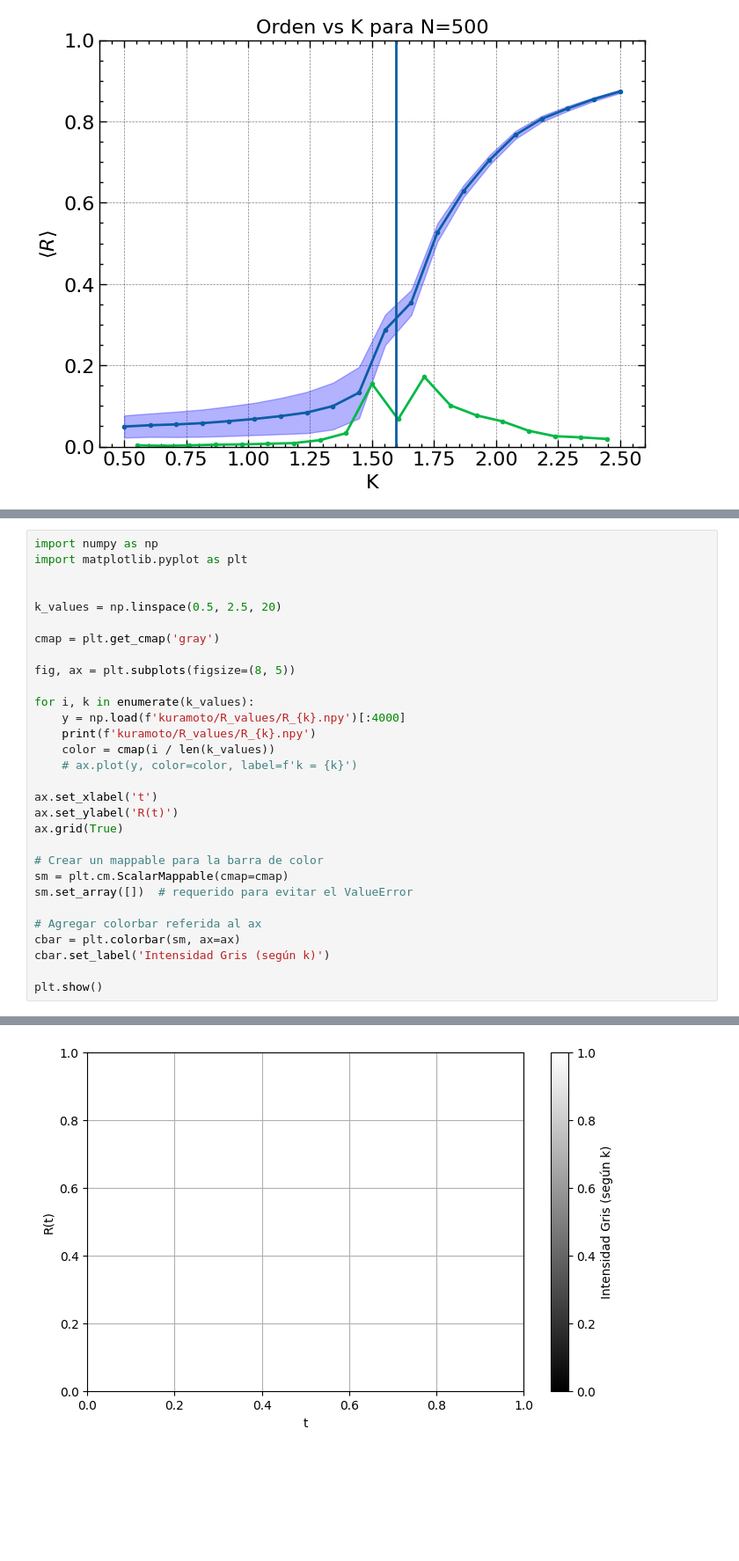
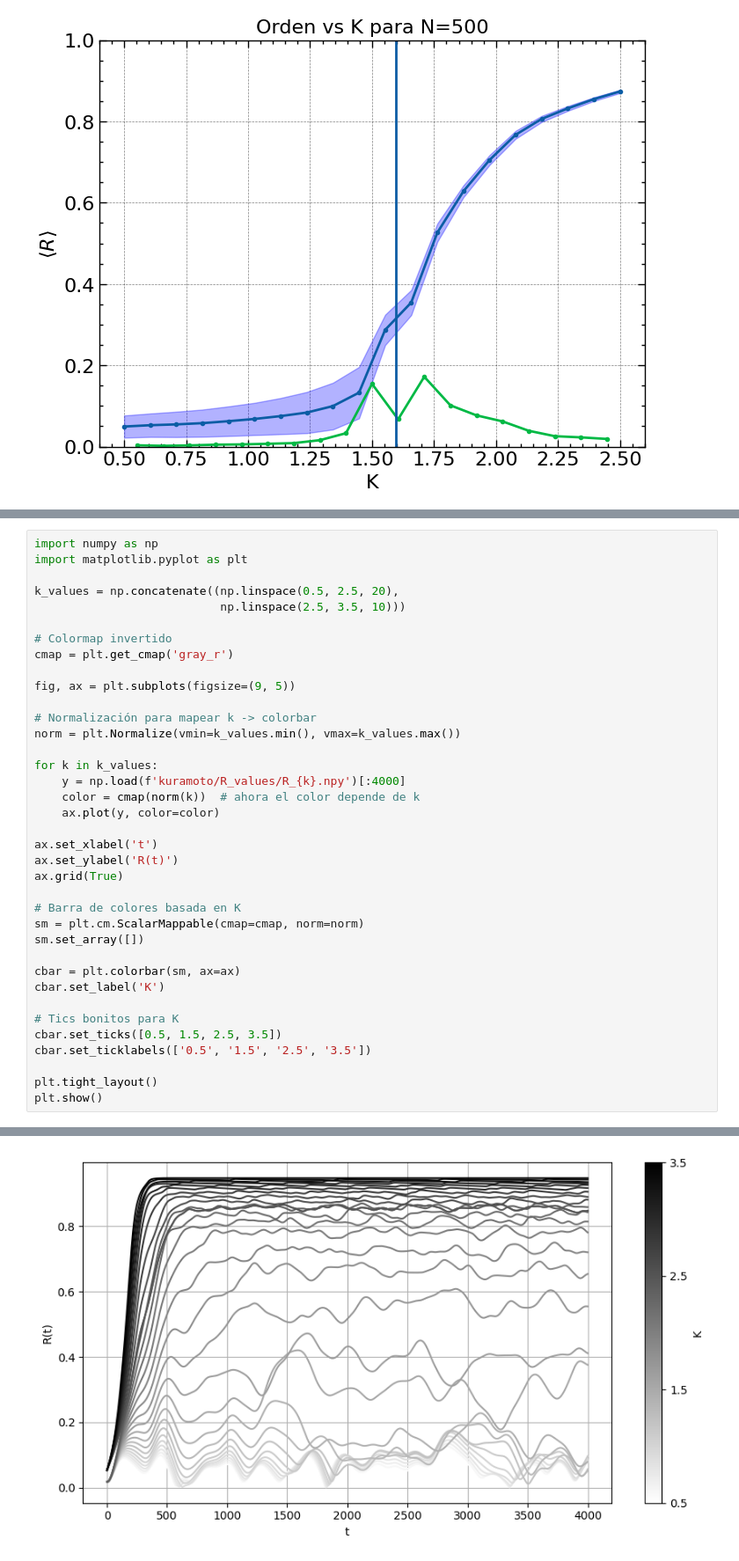
Before and after one commit to EduardoGarcia528/Tesis, a Jupyter notebook: FEC/Ising_model.ipynb, the cells around one changed output, grey strips where cells are left out. Shown: that part at 88% size. Drawn from its saved outputs; the diff is of its cells as text; blank space fills up the shorter version.

```diff
--- a/FEC/Ising_model.ipynb
+++ b/FEC/Ising_model.ipynb
@@ -208,30 +213,37 @@ plt.show()
 import numpy as np
 import matplotlib.pyplot as plt
 
+k_values = np.concatenate((np.linspace(0.5, 2.5, 20),
+                           np.linspace(2.5, 3.5, 10)))
 
-k_values = np.linspace(0.5, 2.5, 20)
+# Colormap invertido
+cmap = plt.get_cmap('gray_r')
 
-cmap = plt.get_cmap('gray')
+fig, ax = plt.subplots(figsize=(9, 5))
 
-fig, ax = plt.subplots(figsize=(8, 5))
+# Normalización para mapear k -> colorbar
+norm = plt.Normalize(vmin=k_values.min(), vmax=k_values.max())
 
-for i, k in enumerate(k_values):
+for k in k_values:
     y = np.load(f'kuramoto/R_values/R_{k}.npy')[:4000]
-    print(f'kuramoto/R_values/R_{k}.npy')
-    color = cmap(i / len(k_values))
-    # ax.plot(y, color=color, label=f'k = {k}')
+    color = cmap(norm(k))  # ahora el color depende de k
+    ax.plot(y, color=color)
 
 ax.set_xlabel('t')
 ax.set_ylabel('R(t)')
 ax.grid(True)
 
-# Crear un mappable para la barra de color
-sm = plt.cm.ScalarMappable(cmap=cmap)
-sm.set_array([])  # requerido para evitar el ValueError
+# Barra de colores basada en K
+sm = plt.cm.ScalarMappable(cmap=cmap, norm=norm)
+sm.set_array([])
 
-# Agregar colorbar referida al ax
 cbar = plt.colorbar(sm, ax=ax)
-cbar.set_label('Intensidad Gris (según k)')
+cbar.set_label('K')
 
+# Tics bonitos para K
+cbar.set_ticks([0.5, 1.5, 2.5, 3.5])
+cbar.set_ticklabels(['0.5', '1.5', '2.5', '3.5'])
+
+plt.tight_layout()
 plt.show()
 # %% [output]
@@ -258 +250 @@ kuramoto/R_values/R_2.5.npy
-[figure, old version]
+[figure, new version]
```
Also changed, not shown: parts of 2 cells of this notebook, 22 other files.
